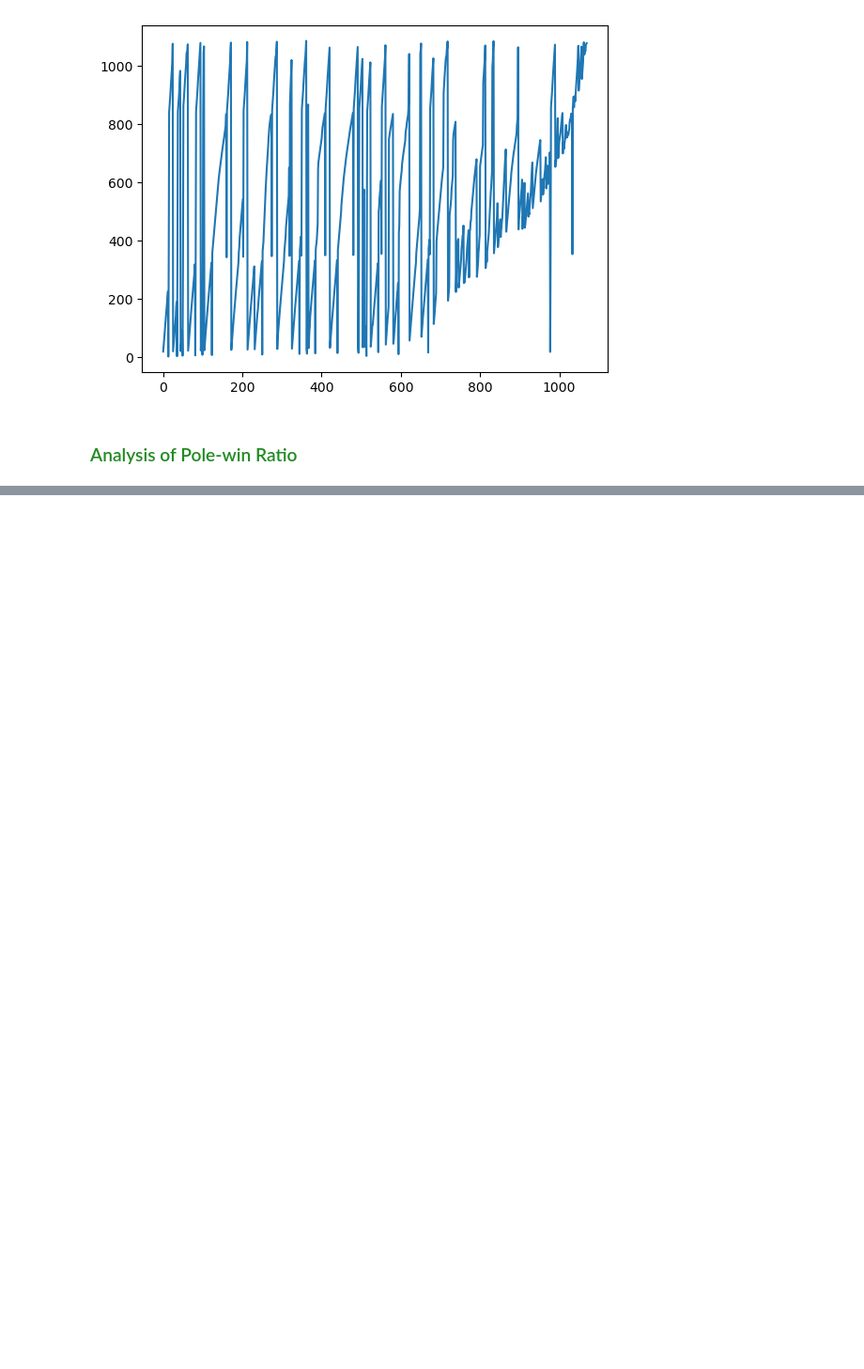
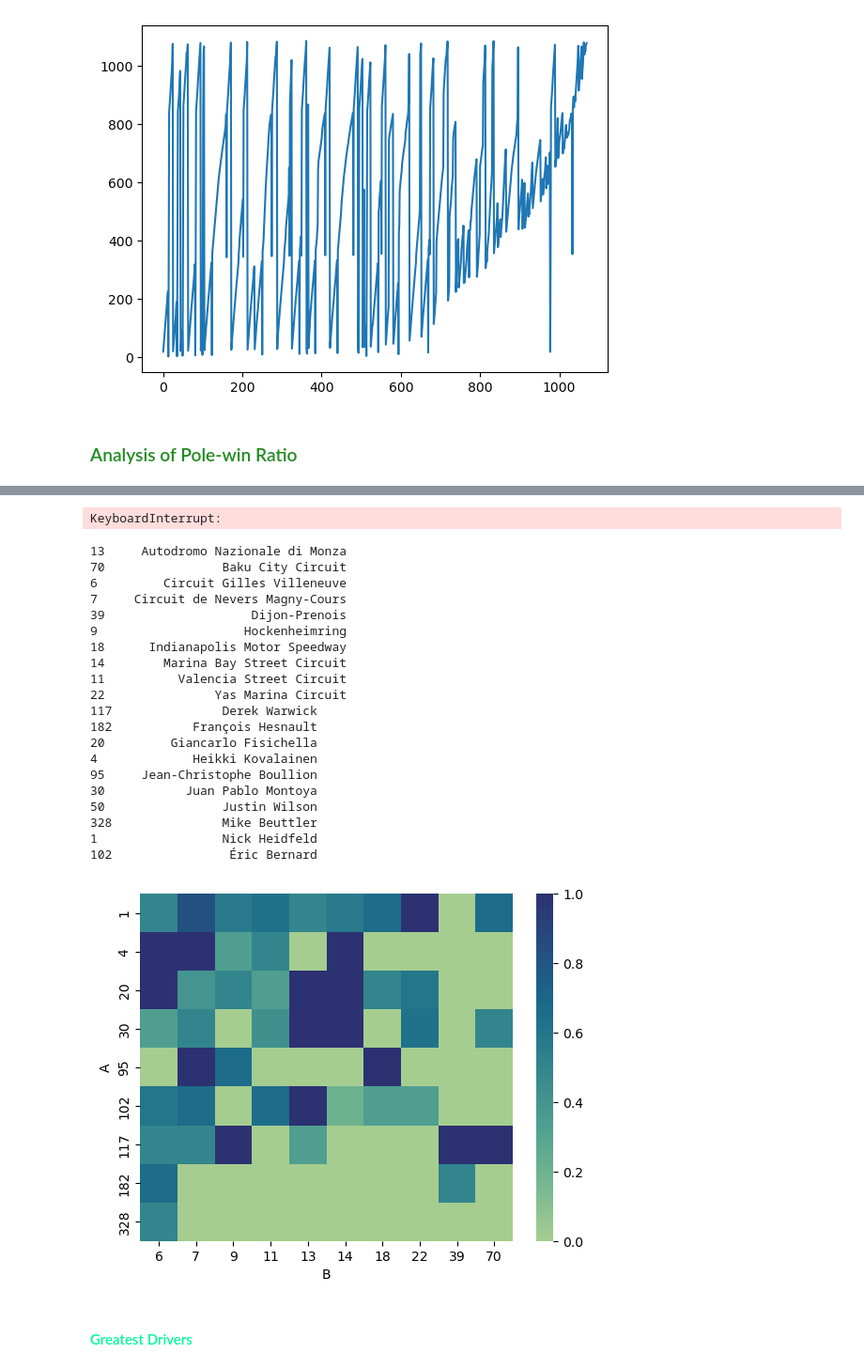
Before and after one commit to PraveenAyush/Formula-1-Analytics, a Jupyter notebook: poletowin.ipynb, the cells around one changed output, grey strips where cells are left out. Shown at 94% size. Cells and saved outputs as stored; diff of their text form; code cells hidden in the pictures; blank space fills up the shorter version.

```diff
--- a/poletowin.ipynb
+++ b/poletowin.ipynb
@@ -129,0 +123,51 @@ dtype: float64
+# %%
+dc_list = []
+for driverId in pole_results_df['driverId'].values:
+    for circuitId in pole_results_df['circuitId'].values:
+        dc_df = pole_results_df[(pole_results_df['driverId']==driverId) & (pole_results_df['circuitId']==circuitId)]
+        ispole = dc_df.size
+        iswin = dc_df[dc_df['positionOrder']==1].size
+        dc_list.append([driverId,circuitId,iswin/ispole])
+dc_matrix = np.array(dc_list)
+plt.imshow(dc_matrix,cmap='hot',interpolation='nearest')
+# %% [output]
+KeyboardInterrupt:
+# %%
+drivers_df = pd.read_csv('datasets/cleaned/drivers.csv')
+
+res = pole_circuit_df[['driverId','circuitId','grid','positionOrder']]
+res.rename(columns = {'driverId':"A",'circuitId':'B'},inplace=True)
+res = res.groupby(['A','B']).apply(lambda dc :dc[dc['positionOrder']==1].size/dc.size)
+dc_matrix = res.unstack(level=1).fillna(0)
+dc_matrix['A']= dc_matrix.index
+dc_matrix = dc_matrix.melt(id_vars="A",
+        var_name="B",
+        value_name="value")
+greatest_drivers = [1,30,20,117,102,4,50,95,328,182]
+gd_df = dc_matrix[dc_matrix['A'].isin( greatest_drivers)]
+greatest_circuits = [14,6,9,13,7,18,11,70,22,39]
+gd_df = gd_df[gd_df['B'].isin(greatest_circuits)]
+# %% [output]
+13     Autodromo Nazionale di Monza
+70                Baku City Circuit
+6         Circuit Gilles Villeneuve
+7     Circuit de Nevers Magny-Cours
+39                    Dijon-Prenois
+9                    Hockenheimring
+18      Indianapolis Motor Speedway
+14        Marina Bay Street Circuit
+11          Valencia Street Circuit
+22               Yas Marina Circuit
+117               Derek Warwick
+182           François Hesnault
+20         Giancarlo Fisichella
+4             Heikki Kovalainen
+95     Jean-Christophe Boullion
+30           Juan Pablo Montoya
+50                Justin Wilson
+328               Mike Beuttler
+1                 Nick Heidfeld
+102                Éric Bernard
+[figure, added]
+# %% [markdown]
+<h4 style="color:#00fa9a">Greatest Drivers</h4>
```
Also changed, not shown: parts of 9 cells of this notebook.
